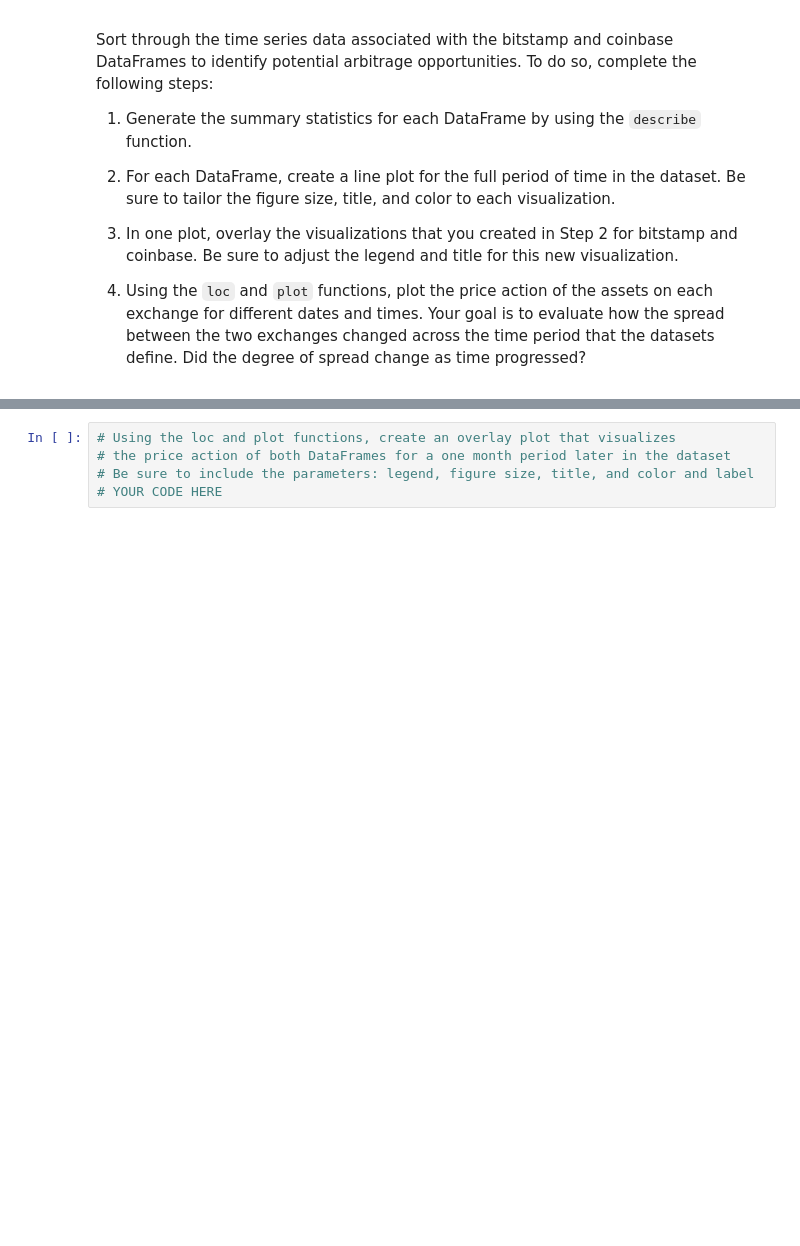
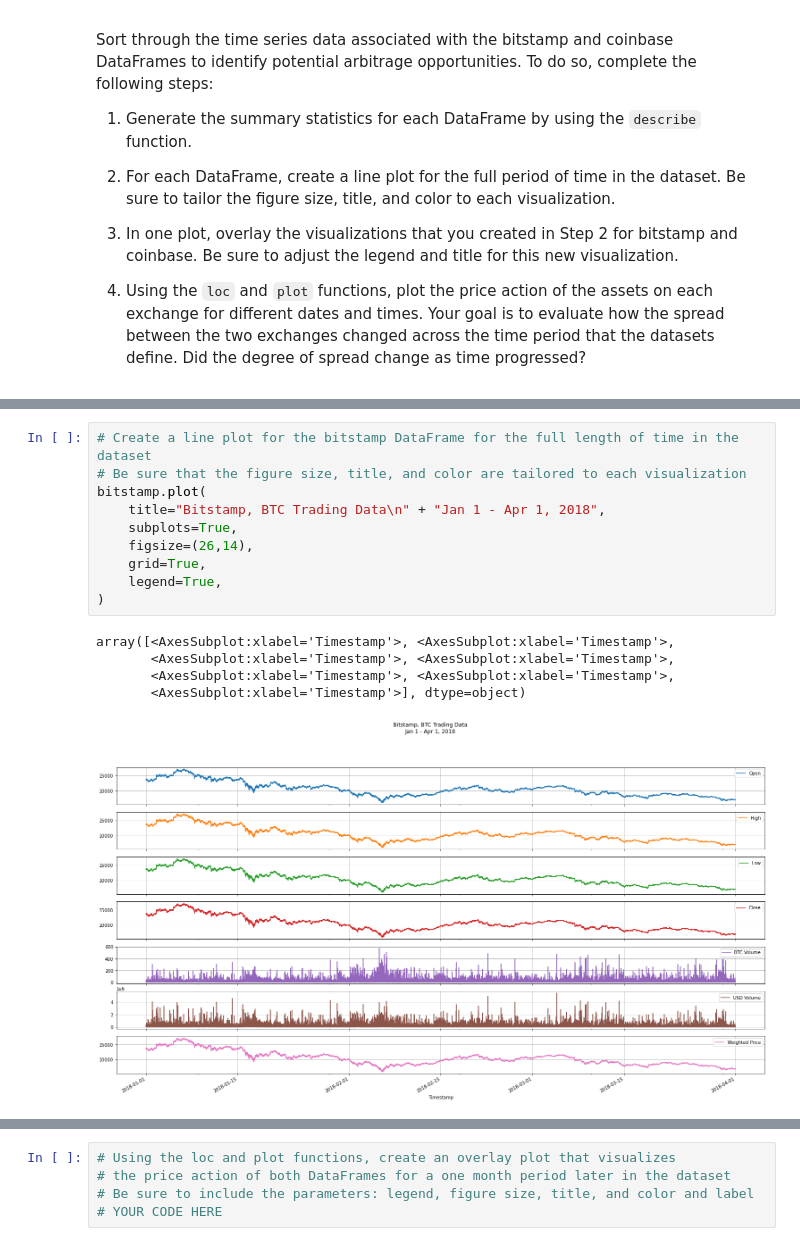
Before and after one commit to lkhodel/bftbc-c3, a Jupyter notebook: crypto_arbitrage.ipynb, the cells around one changed output, grey strips where cells are left out. Drawn from its saved outputs; the diff is of its cells as text; blank space fills up the shorter version.

```diff
--- a/crypto_arbitrage.ipynb
+++ b/crypto_arbitrage.ipynb
@@ -184 +214,17 @@ Sort through the time series data associated with the bitstamp and coinbase Data
+# %%
+# Create a line plot for the bitstamp DataFrame for the full length of time in the dataset
+# Be sure that the figure size, title, and color are tailored to each visualization
+bitstamp.plot(
+    title="Bitstamp, BTC Trading Data\n" + "Jan 1 - Apr 1, 2018",
+    subplots=True,
+    figsize=(26,14),
+    grid=True,
+    legend=True,
+)
+# %% [output]
+array([<AxesSubplot:xlabel='Timestamp'>, <AxesSubplot:xlabel='Timestamp'>,
+       <AxesSubplot:xlabel='Timestamp'>, <AxesSubplot:xlabel='Timestamp'>,
+       <AxesSubplot:xlabel='Timestamp'>, <AxesSubplot:xlabel='Timestamp'>,
+       <AxesSubplot:xlabel='Timestamp'>], dtype=object)
+[figure, added]
 # %%
```
Also changed, not shown: parts of 10 cells of this notebook.
